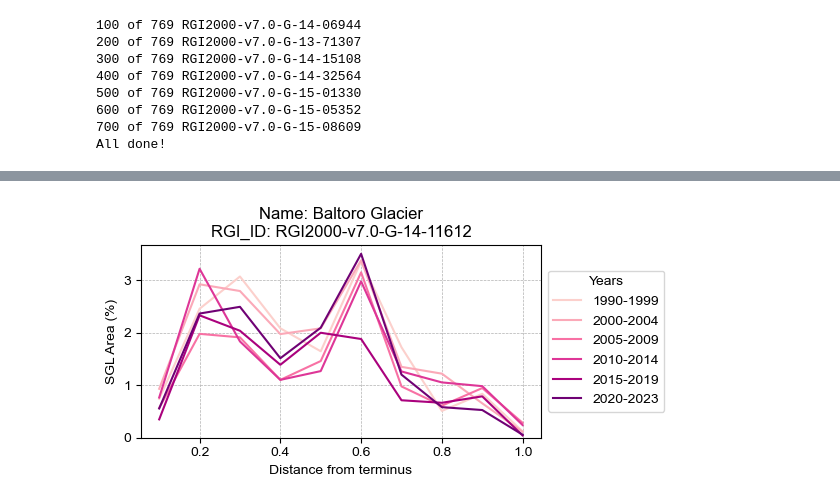
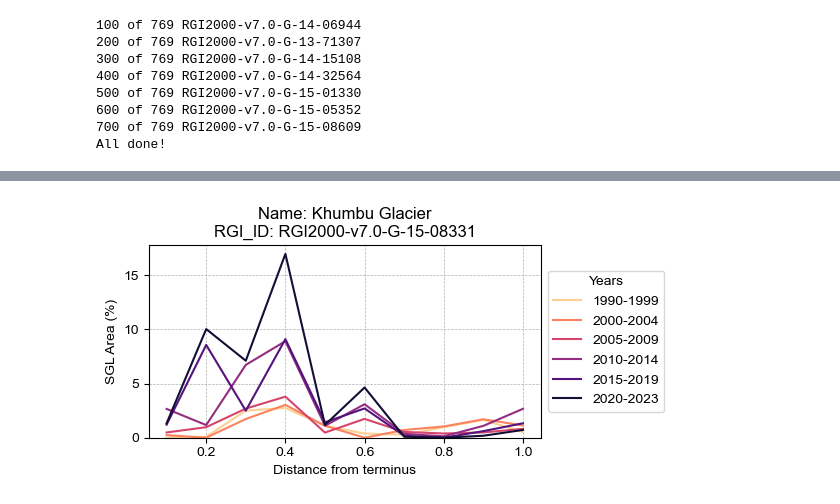
Before and after one commit to lucas-zeller/HMA_supraglacial_hydrology, a Jupyter notebook: investigate_regional_water_by_distance.ipynb, the cells around one changed output, grey strips where cells are left out. Cells and saved outputs as stored; diff of their text form; code cells hidden in the pictures.

```diff
--- a/investigate_regional_water_by_distance.ipynb
+++ b/investigate_regional_water_by_distance.ipynb
@@ -42,7 +42,6 @@ mpl.rcParams['mathtext.fontset'] = 'custom'
 mpl.rcParams['mathtext.rm'] = 'Arial'
 # %%
 # open the water by distance data for each glacier, format into a single df
-
 c=0
 df_all_area = []
 df_all_norm_area = []
@@ -64,7 +63,8 @@ for idx, row in rgi_gdf.iterrows():
     if c%100==0: print(c, "of", len(rgi_gdf), rgi_id)
 
     # open glacier-specific info
-    path_open = os.path.join(folder_glaciers, rgi_id, 'Water', 'annual_water_distances_binary_otsuoptimal_accaqa.csv')
+    path_open = os.path.join(folder_glaciers, rgi_id, 'Water',
+                             'annual_water_distances_binary_otsuoptimal_188_accaqa.csv')
     df_g = pd.read_csv(path_open, index_col=None, header=0).squeeze()
 
     # rename columns
@@ -147,3 +172,7 @@ df_long = df_all_norm_percent[df_all_norm_percent['length']>=2000]
+# %%
+mpl.rcParams['font.family'] = 'Arial'
+mpl.rcParams['mathtext.fontset'] = 'custom'
+mpl.rcParams['mathtext.rm'] = 'Arial'
 # %%
 # plot a single glacier's data over time
 def plot_single_glacier(rgi_id, glacier_name):
@@ -162,7 +191,7 @@ def plot_single_glacier(rgi_id, glacier_name):
     intervals = [[1990,1999], [2000,2004], [2005,2009], [2010,2014], [2015,2019], [2020,2023]]
 
     # iterate through a color ramp. new color for each interval
-    colors_to_use = iter(plt.cm.RdPu(np.linspace(0.2, 0.9, len(intervals))))
+    colors_to_use = iter(plt.cm.magma_r(np.linspace(0.1, 0.9, len(intervals))))
 
 
     # initiate figure
@@ -201,8 +230,8 @@ def plot_single_glacier(rgi_id, glacier_name):
 
     plt.tight_layout()
 # %%
-rgi_id = 'RGI2000-v7.0-G-15-06755' # choose which you want to provide
-glacier_name = 'Baltoro'
+rgi_id = 'RGI2000-v7.0-G-15-08331' # choose which you want to provide
+glacier_name = ''
 plot_single_glacier(rgi_id, glacier_name)
 # %% [output]
-[figure, old version]
+[figure, new version]
```
Also changed, not shown: parts of 17 cells of this notebook, 8 other files.
